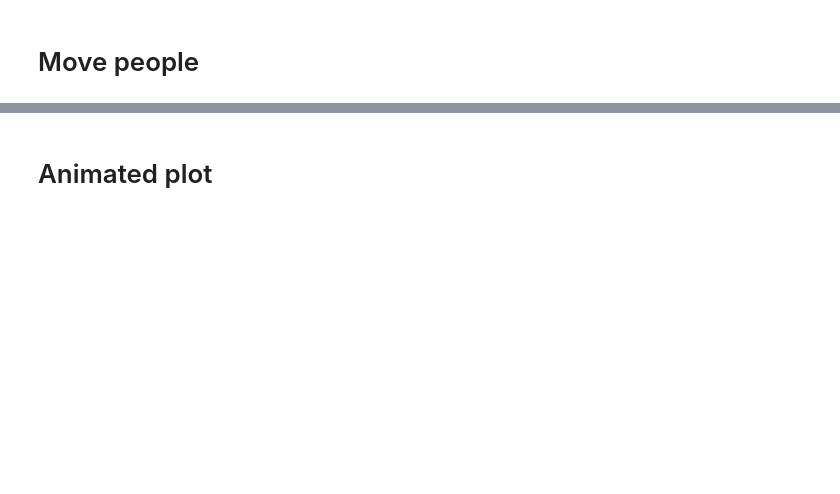
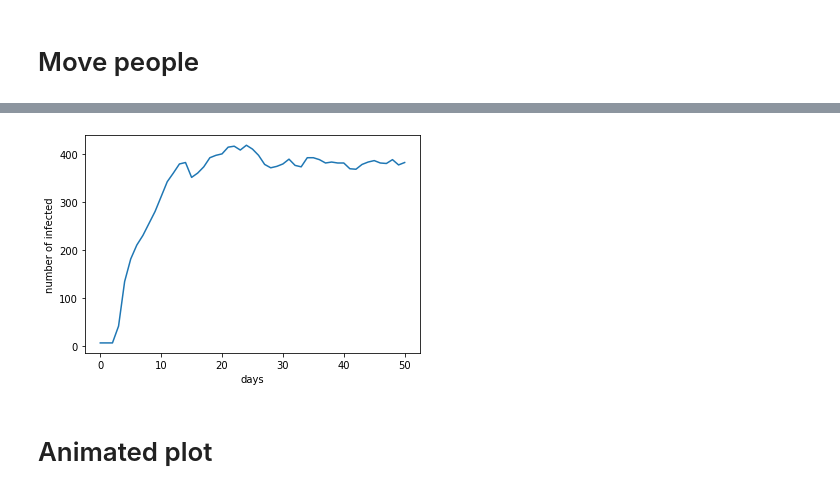
Before and after one commit to csomarita/CovidSimulation, a Jupyter notebook: main.ipynb, the cells around one changed output, grey strips where cells are left out. Cells and saved outputs as stored; diff of their text form; code cells hidden in the pictures; blank space fills up the shorter version.

```diff
--- a/main.ipynb
+++ b/main.ipynb
@@ -161,11 +169,20 @@ Infection ratio: 10/718 (0.013927576601671309)
 # %%
 %%time
-people_frames = [people.copy(deep=True)]
+
+#################
+# VARIABLES
+#################
 # simulate 50 days
 simulated_days = 50
 # 10% move between cities, 20% move inside city
 intercity_move_prob = 0.1
 intracity_move_prob = 0.2
+infection_probability = 0.2
+infection_length = 10
+#################
+
+people_frames = [people.copy(deep=True)]
+number_of_infected = [people.infected.sum()]
 
 # move probability
 move_prob = intercity_move_prob + intracity_move_prob
@@ -200,11 +217,18 @@ for day in range(simulated_days):
         people_to_infect = people.loc[(people['city_name'] == city) & (people['infected'] == False)]
 
         for j in range(len(people_to_infect)):
-            people_to_infect['infected'].values[j] = True if random.random() < 0.2 else False
+            infect_decision = True if random.random() < infection_probability else False
+            if infect_decision is True:
+                people_to_infect['infected'].values[j] = True
+                people_to_infect['days_since_inf'].values[j] = 0
 
         people.update(people_to_infect)
+    people['days_since_inf'] = people['days_since_inf'].add(1)
+    people_frames.append(people.copy())
+    number_of_infected.append(people.infected.sum())
 
+    # healing
+    people.loc[people["days_since_inf"] > infection_length, "infected"] = False
 
-    people_frames.append(people.copy())
     print("Infection ratio day #{}: {}/{} ({})".format(day, people.infected.sum(), len(people), round(people.infected.sum()/len(people),3)))
 # %% [output]
@@ -228,3 +266,10 @@ Wall time: 49.6 s
+# %%
+plt.plot(list(range(len(number_of_infected))), number_of_infected)
+plt.xlabel("days")
+plt.ylabel("number of infected")
+plt.show()
+# %% [output]
+[figure, added]
 # %% [markdown]
 # Animated plot
 # %%
```
Also changed, not shown: parts of 6 cells of this notebook.
